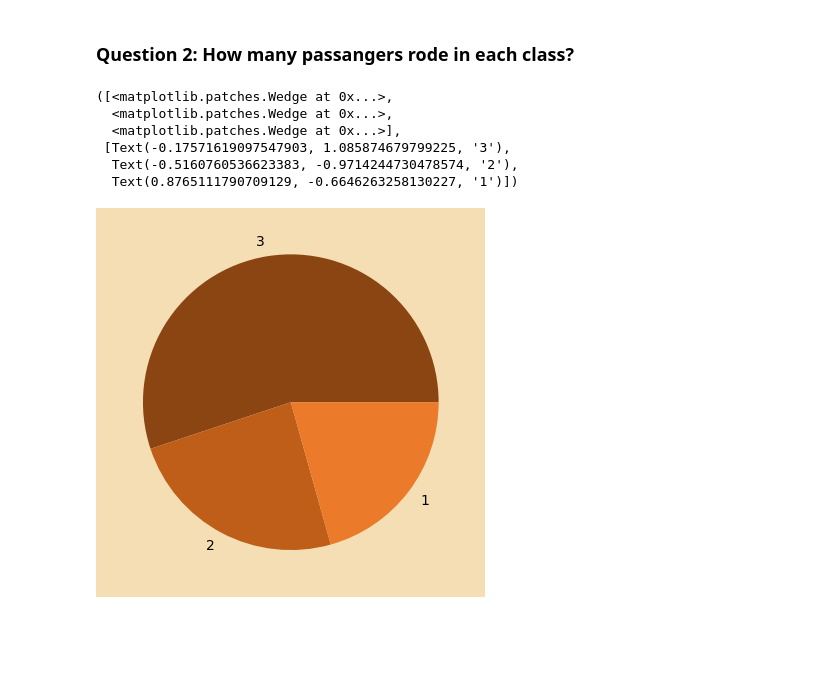
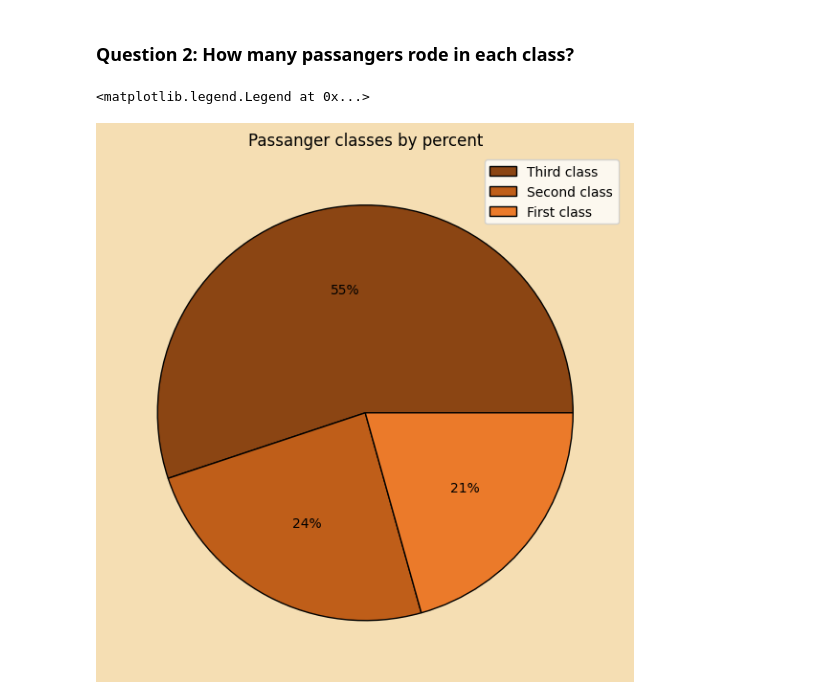
Before and after one commit to Candog85/unit-3-data-science, a Jupyter notebook: lessons/02_titanic.ipynb, the cells around one changed output. Drawn from its saved outputs; the diff is of its cells as text; code cells hidden in the pictures; blank space fills up the shorter version.

Commit message:
Continued titanic

```diff
--- a/lessons/02_titanic.ipynb
+++ b/lessons/02_titanic.ipynb
@@ -24,14 +24,15 @@ ax.set_facecolor("wheat")
 # %% [markdown]
 ### Question 2: How many passangers rode in each class?
 # %%
-
-plt.figure(facecolor="wheat")
-plt.pie(titanic["Pclass"].value_counts(), labels=(3,2,1), colors=("#8B4513", "#bf5e19", "#eb7a2a"))
+plt.figure(facecolor="wheat", figsize=(7,10))
+plt.pie(
+    titanic["Pclass"].value_counts(),
+    colors=("#8B4513", "#bf5e19", "#eb7a2a"),
+    autopct=('%.0f%%'),
+    wedgeprops={"edgecolor" : "black"}
+)
+plt.title("Passanger classes by percent")
+plt.legend(["Third class", "Second class", "First class"])
 # %% [output]
-([<matplotlib.patches.Wedge at 0x...>,
-  <matplotlib.patches.Wedge at 0x...>,
-  <matplotlib.patches.Wedge at 0x...>],
- [Text(-0.17571619097547903, 1.085874679799225, '3'),
-  Text(-0.5160760536623383, -0.9714244730478574, '2'),
-  Text(0.8765111790709129, -0.6646263258130227, '1')])
+<matplotlib.legend.Legend at 0x...>
-[figure, old version]
+[figure, new version]
```
Also changed, not shown: parts of 4 cells of this notebook, 2 other files.
